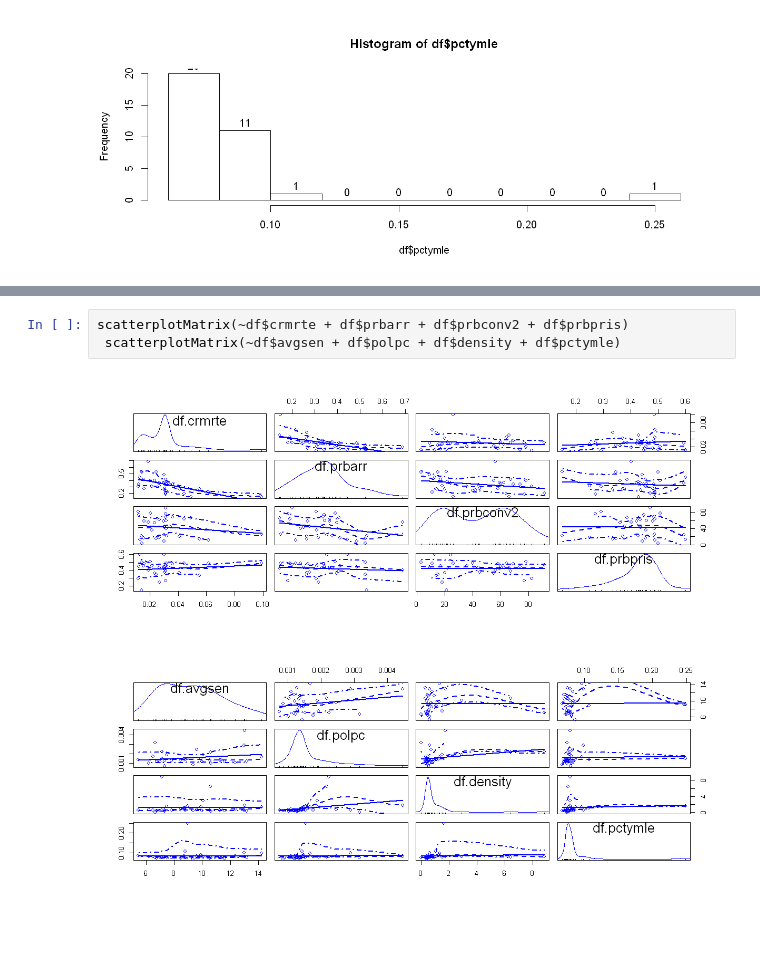
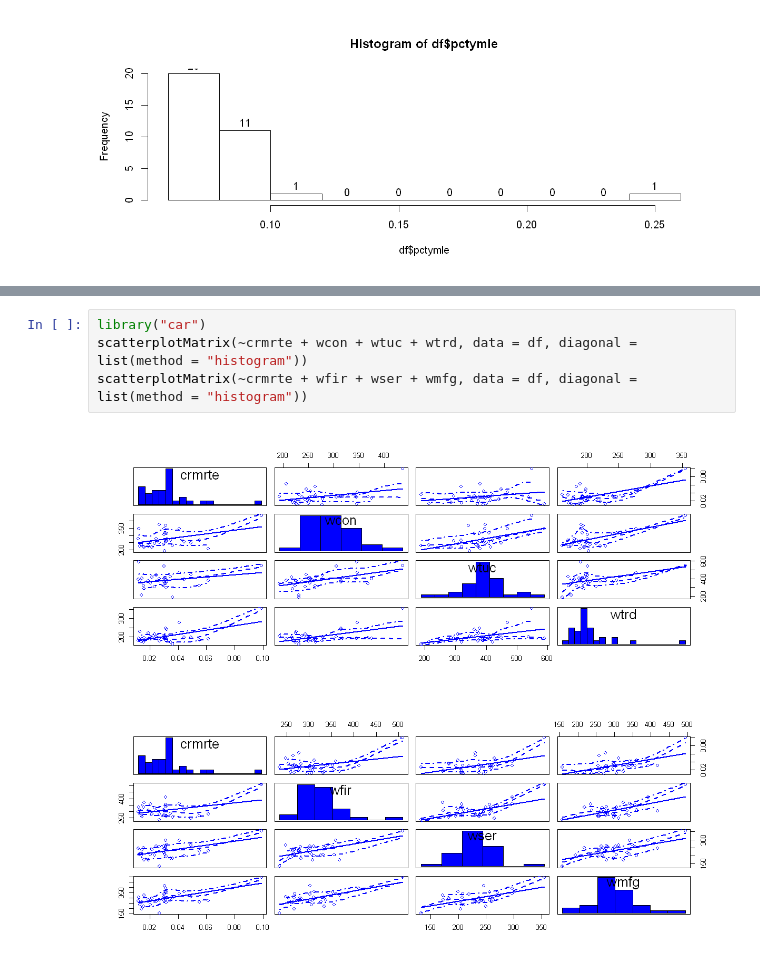
Before and after one commit to keithwerts1/w203_Lab_3, a Jupyter notebook: Lab_3_Hilton_Model_Building_Process_and_Model_#1.ipynb, the cells around one changed output, grey strips where cells are left out. Cells and saved outputs as stored; diff of their text form; blank space fills up the shorter version.

```diff
--- a/Lab_3_Hilton_Model_Building_Process_and_Model_#1.ipynb
+++ b/Lab_3_Hilton_Model_Building_Process_and_Model_#1.ipynb
@@ -274,6 +261,7 @@ scatterplotMatrix(~df$crmrte + df$taxpc + df$polpc + df$mix)
-# %%
-scatterplotMatrix(~df$crmrte + df$prbarr + df$prbconv2 + df$prbpris)
- scatterplotMatrix(~df$avgsen + df$polpc + df$density + df$pctymle)
-# %% [output]
-[figure, removed]
-[figure, removed]
+# %%
+library("car")
+scatterplotMatrix(~crmrte + wcon + wtuc + wtrd, data = df, diagonal = list(method = "histogram"))
+scatterplotMatrix(~crmrte + wfir + wser + wmfg, data = df, diagonal = list(method = "histogram"))
+# %% [output]
+[figure, added]
+[figure, added]
```
Also changed, not shown: parts of 11 cells of this notebook.
